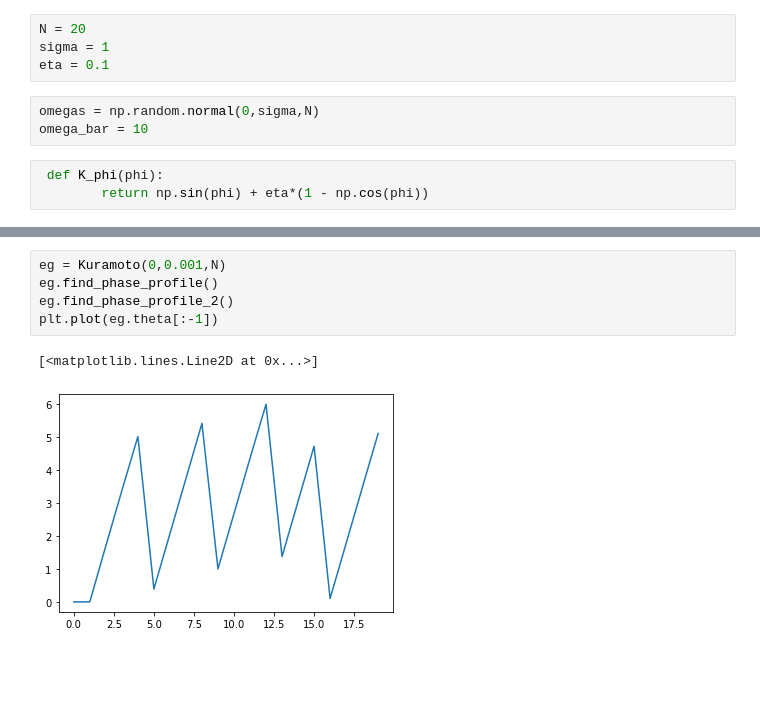
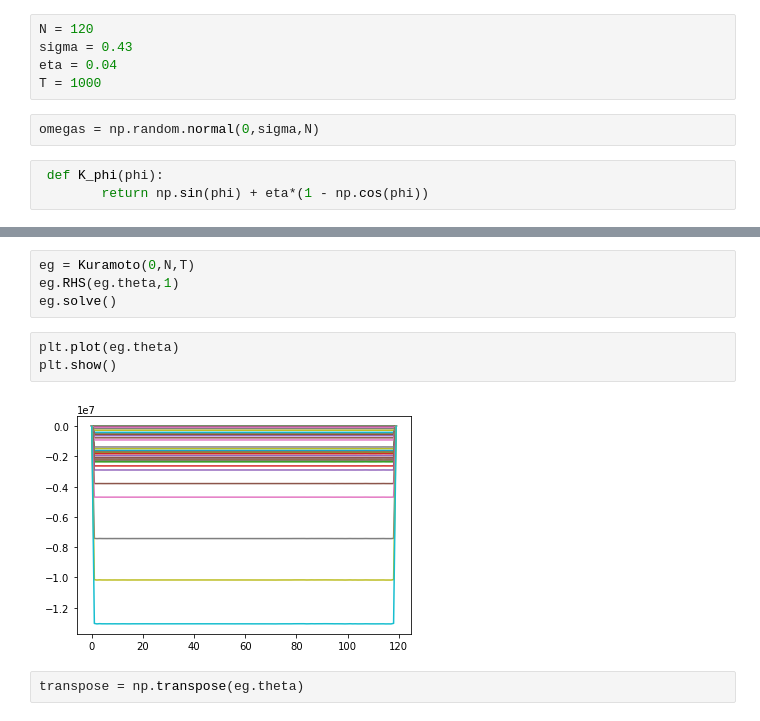
Before and after one commit to TJLeonardi/phase_waves, a Jupyter notebook: 1D_kuramoto.ipynb, the cells around one changed output, grey strips where cells are left out. Saved outputs shown, nothing was run; the diff lists cells and outputs as text; blank space fills up the shorter version.

```diff
--- a/1D_kuramoto.ipynb
+++ b/1D_kuramoto.ipynb
@@ -5,10 +7,10 @@ from scipy.optimize import fsolve
 # %%
-N = 20
-sigma = 1
-eta = 0.1
+N = 120
+sigma = 0.43
+eta = 0.04
+T = 1000
 # %%
 omegas = np.random.normal(0,sigma,N)
-omega_bar = 10
 # %%
  def K_phi(phi):
         return np.sin(phi) + eta*(1 - np.cos(phi))
@@ -84,8 +114,11 @@ eg1.K_phi(1)
 # %%
-eg = Kuramoto(0,0.001,N)
-eg.find_phase_profile()
-eg.find_phase_profile_2()
-plt.plot(eg.theta[:-1])
+eg = Kuramoto(0,N,T)
+eg.RHS(eg.theta,1)
+eg.solve()
-# %% [output]
-[<matplotlib.lines.Line2D at 0x...>]
-[figure, removed]
+# %%
+plt.plot(eg.theta)
+plt.show()
+# %% [output]
+[figure, added]
+# %%
+transpose = np.transpose(eg.theta)
```
Also changed, not shown: parts of 8 cells of this notebook.
